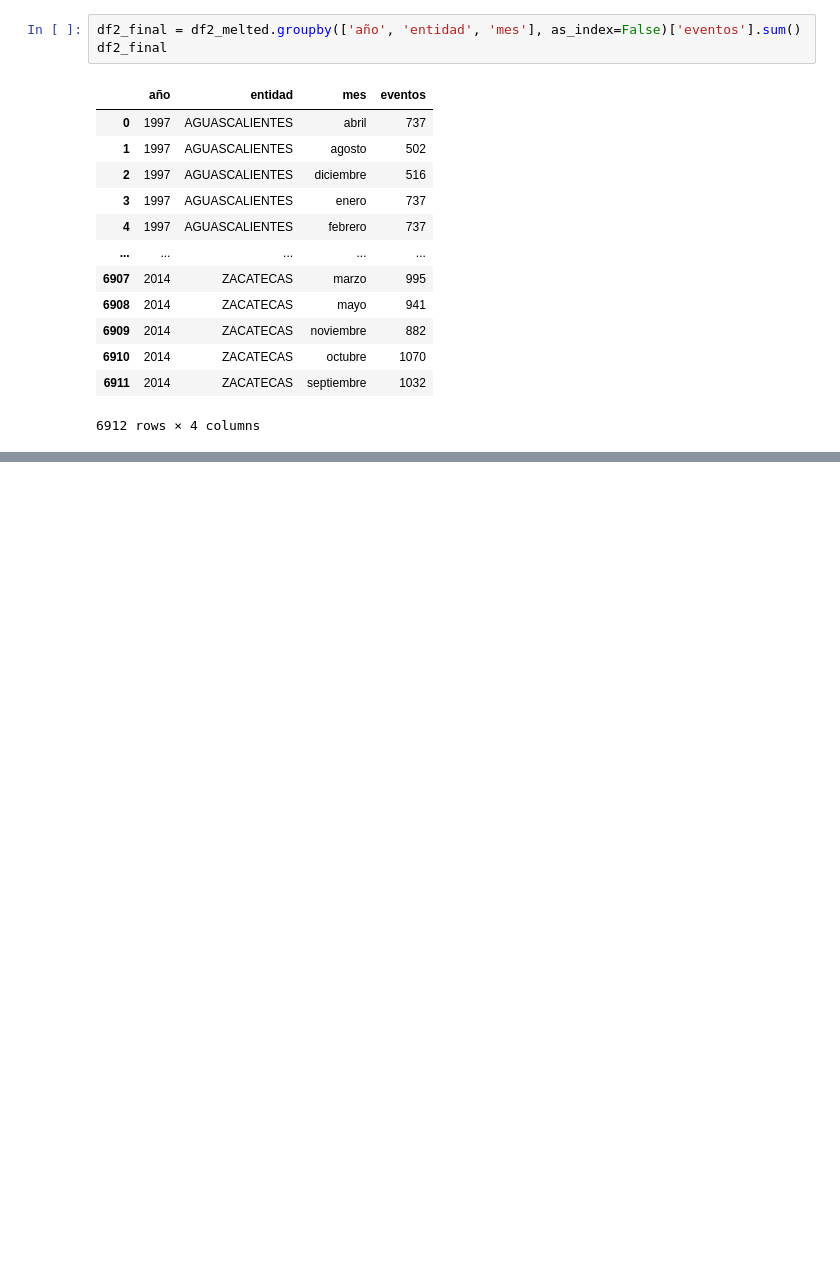
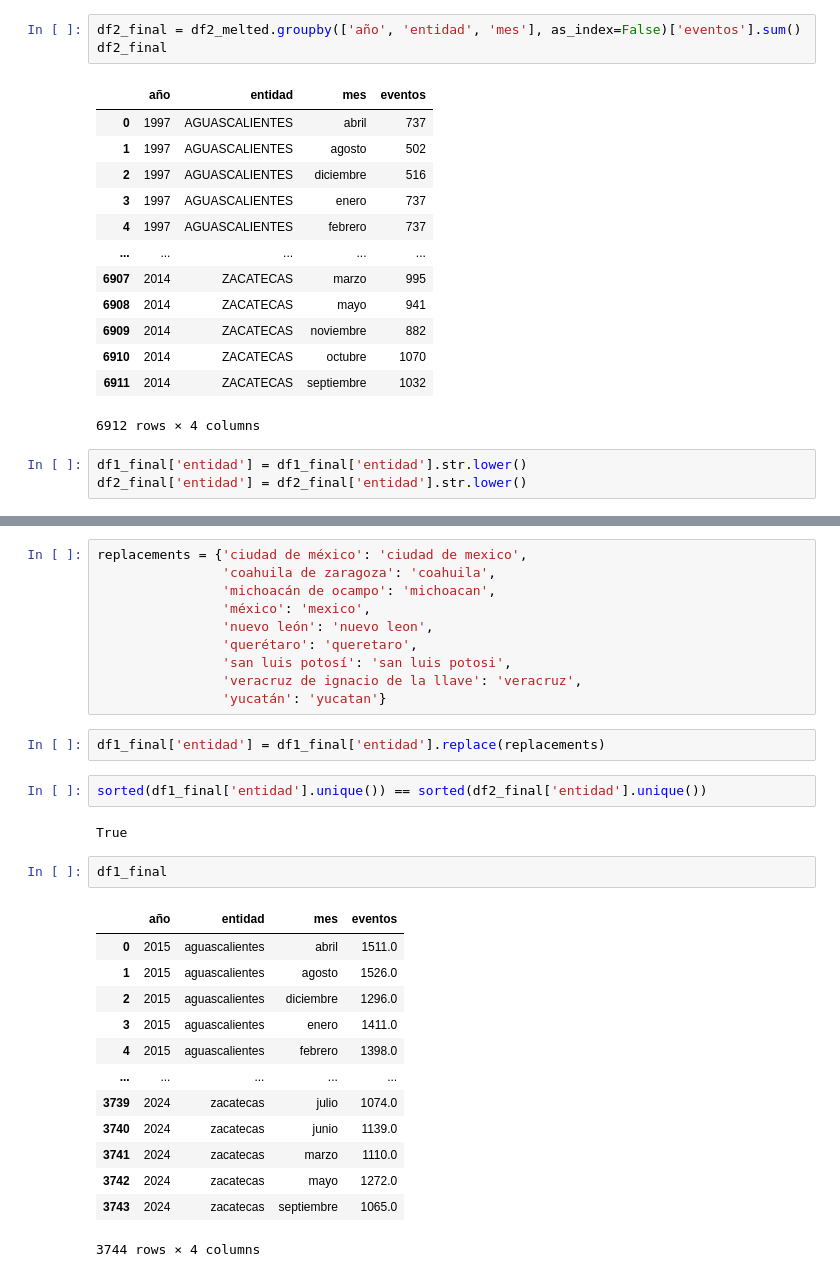
Before and after one commit to VictorHEsp/Proyecto_Final_Pob_Pub, a Jupyter notebook: inicial.ipynb, the cells around one changed output, grey strips where cells are left out. Drawn from its saved outputs; the diff is of its cells as text; blank space fills up the shorter version.

Commit message:
Eventos terminado

```diff
--- a/inicial.ipynb
+++ b/inicial.ipynb
@@ -318,3 +318,6 @@ df2_final
 | 6910 | 2014 | ZACATECAS | octubre | 1070 |
 | 6911 | 2014 | ZACATECAS | septiembre | 1032 |
 6912 rows × 4 columns
+# %%
+df1_final['entidad'] = df1_final['entidad'].str.lower()
+df2_final['entidad'] = df2_final['entidad'].str.lower()
@@ -320,0 +352,32 @@ df2_final
+# %%
+replacements = {'ciudad de méxico': 'ciudad de mexico',
+                'coahuila de zaragoza': 'coahuila',
+                'michoacán de ocampo': 'michoacan',
+                'méxico': 'mexico',
+                'nuevo león': 'nuevo leon',
+                'querétaro': 'queretaro',
+                'san luis potosí': 'san luis potosi',
+                'veracruz de ignacio de la llave': 'veracruz',
+                'yucatán': 'yucatan'}
+# %%
+df1_final['entidad'] = df1_final['entidad'].replace(replacements)
+# %%
+sorted(df1_final['entidad'].unique()) == sorted(df2_final['entidad'].unique())
+# %% [output]
+True
+# %%
+df1_final
+# %% [output]
+|  | año | entidad | mes | eventos |
+| 0 | 2015 | aguascalientes | abril | 1511.0 |
+| 1 | 2015 | aguascalientes | agosto | 1526.0 |
+| 2 | 2015 | aguascalientes | diciembre | 1296.0 |
+| 3 | 2015 | aguascalientes | enero | 1411.0 |
+| 4 | 2015 | aguascalientes | febrero | 1398.0 |
+| ... | ... | ... | ... | ... |
+| 3739 | 2024 | zacatecas | julio | 1074.0 |
+| 3740 | 2024 | zacatecas | junio | 1139.0 |
+| 3741 | 2024 | zacatecas | marzo | 1110.0 |
+| 3742 | 2024 | zacatecas | mayo | 1272.0 |
+| 3743 | 2024 | zacatecas | septiembre | 1065.0 |
+3744 rows × 4 columns
```
Also changed, not shown: parts of 7 cells of this notebook, 3 other files.
